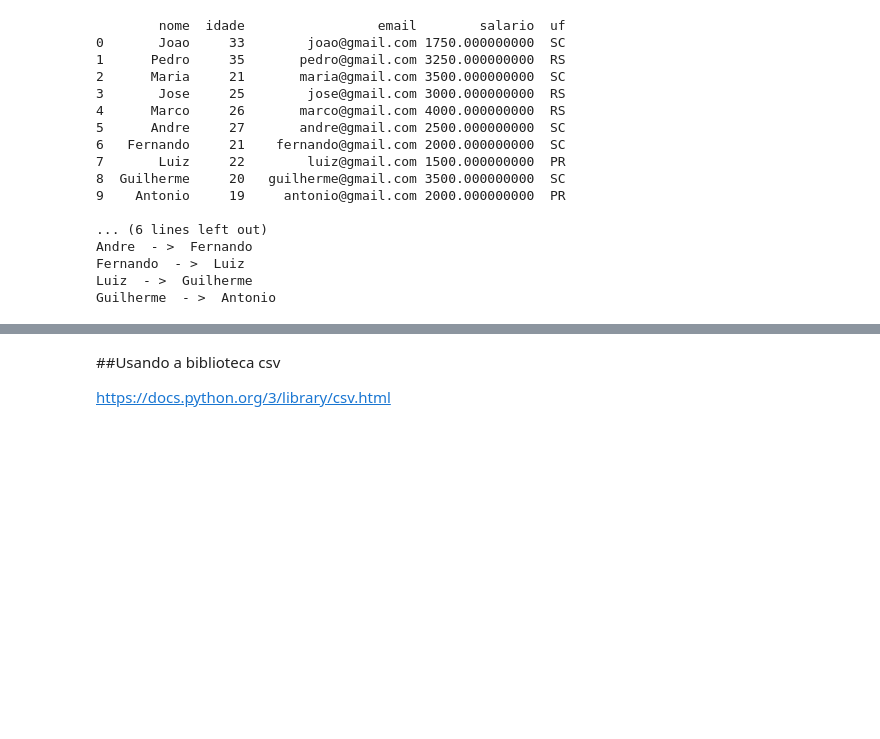
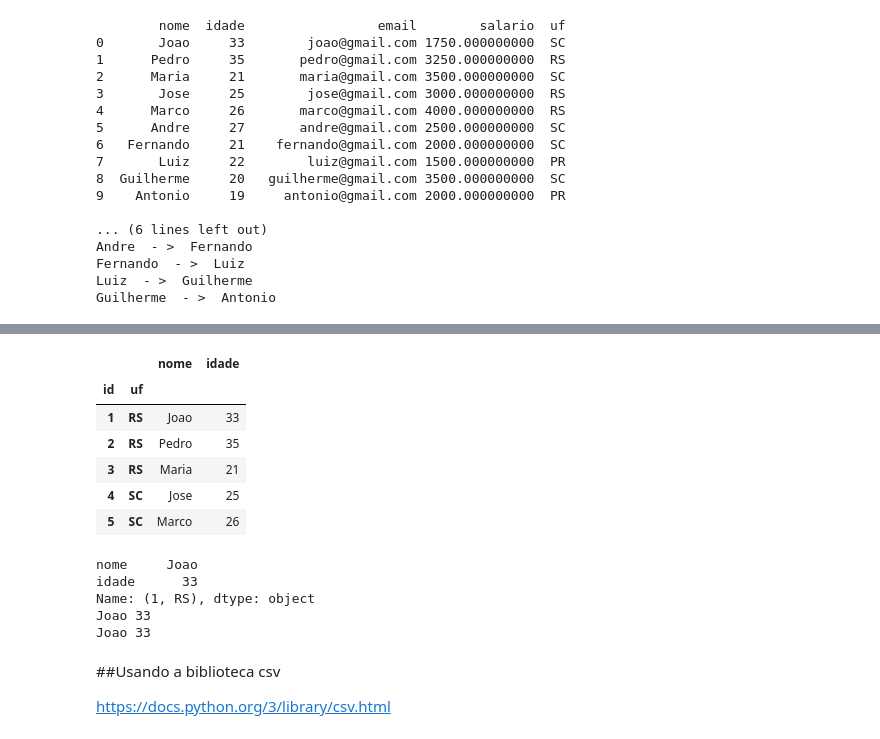
Before and after one commit to osmarbraz/exemplos_python, a Jupyter notebook: ExemplosPythonPandas.ipynb, the cells around one changed output, grey strips where cells are left out. Cells and saved outputs as stored; diff of their text form; code cells hidden in the pictures; blank space fills up the shorter version.

```diff
--- a/ExemplosPythonPandas.ipynb
+++ b/ExemplosPythonPandas.ipynb
@@ -1686,3 +1785,32 @@ Guilherme  - >  Antonio
+# %%
+# Faz uma cópia da lista não indexada
+df_indexado = df.copy()
+
+# Expecifica o(s) campo(s) indexado(s)
+df_indexado.set_index(["id","uf"], inplace=True)
+df_indexado.head()
+# %% [output]
+|  |  | nome | idade |
+| id | uf |  |  |
+| 1 | RS | Joao | 33 |
+| 2 | RS | Pedro | 35 |
+| 3 | RS | Maria | 21 |
+| 4 | SC | Jose | 25 |
+| 5 | SC | Marco | 26 |
+# %%
+# Procurando dados
+registro = df_indexado.loc[1,"RS"]
+print(registro)
+# ou
+print(registro["nome"],registro["idade"]) #registro["id"] não está disponível
+# ou
+print(registro[0],registro[1])
+# %% [output]
+nome     Joao
+idade      33
+Name: (1, RS), dtype: object
+Joao 33
+Joao 33
 # %% [markdown]
 ##Usando a biblioteca csv
 
```
Also changed, not shown: parts of 11 cells of this notebook.
